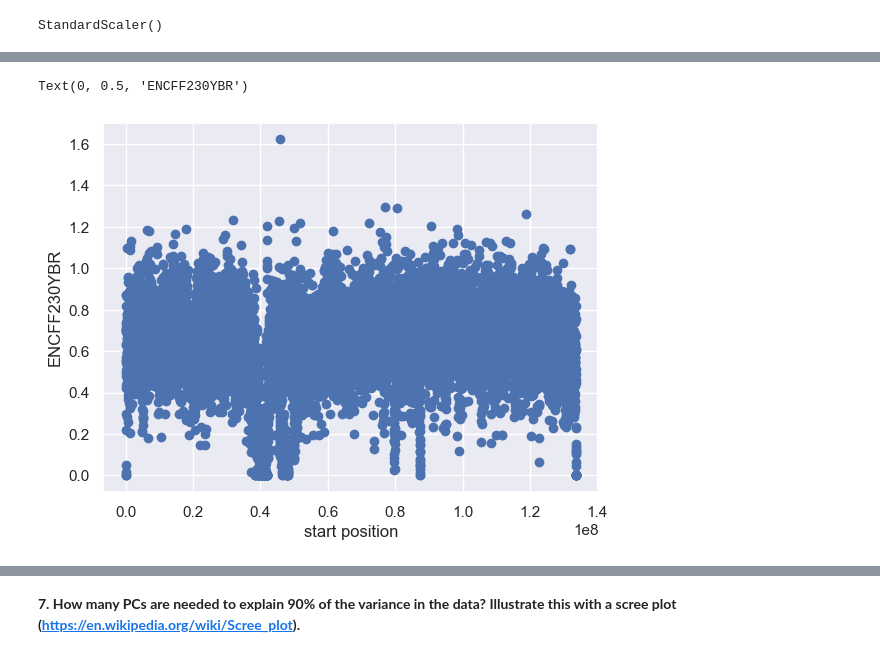
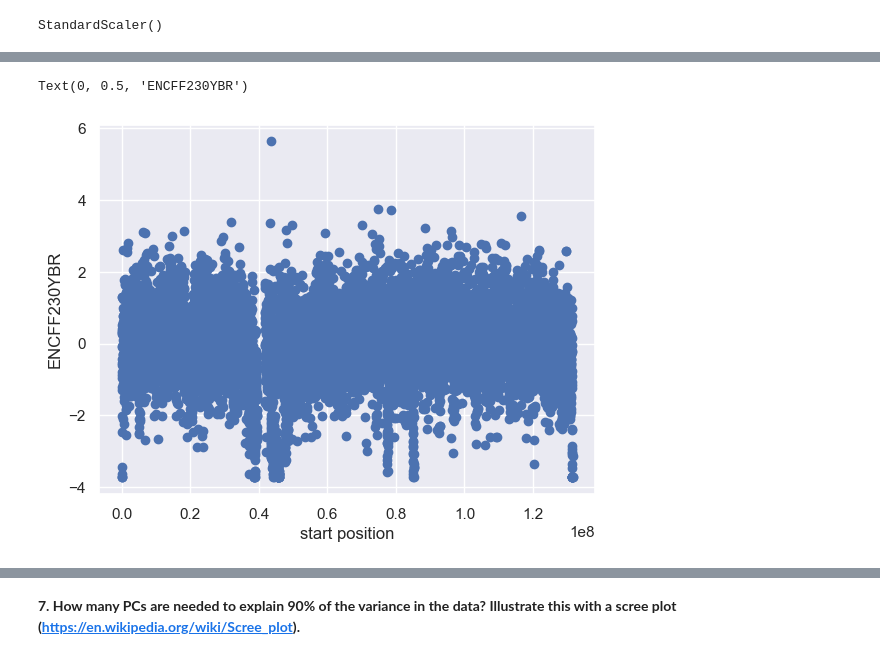
Before and after one commit to Fudenberg-Research-Group/qbio577_fall2022, a Jupyter notebook: encode-bigwig-eda.ipynb, the cells around one changed output, grey strips where cells are left out. Drawn from its saved outputs; the diff is of its cells as text; code cells hidden in the pictures.

Commit message:
Q5 show plot, Q6 remove centromer regions and normalize, redo PCA

```diff
--- a/encode-bigwig-eda.ipynb
+++ b/encode-bigwig-eda.ipynb
@@ -505,7 +534,7 @@ plot_pca(pca,bigwig_metadata=bigwig_metadata,metadata_label_column="Experiment t
 # %%
 from sklearn.preprocessing import StandardScaler
 scaler = StandardScaler()
-scaler.fit(x)
+scaler.fit(filtered_df_no_dip.iloc[:,3:])
 # %% [output]
 StandardScaler()
 # %%
@@ -513,4 +542,4 @@ scale_x=scaler.transform(x)
 # %%
-scale_projected = scaler.fit_transform(x)
+scale_projected = scaler.fit_transform(filtered_df_no_dip.iloc[:,3:])
 print(scale_projected.shape)
 # %% [output]
@@ -531,5 +554,5 @@ normalized_df=DataFrame(scale_projected)
 # %%
-normalized_df.columns = x.columns
+normalized_df.columns = filtered_df_no_dip.iloc[:,3:].columns
 # %%
-normalized_df["start"]=df.start
-normalized_df["end"]=df.end
+normalized_df["start"]=filtered_df_no_dip.start
+normalized_df["end"]=filtered_df_no_dip.end
@@ -536,7 +575,7 @@ normalized_df["end"]=df.end
 # %%
-plt.scatter(df.start, df.ENCFF230YBR)
+plt.scatter(normalized_df.start, normalized_df.ENCFF230YBR)
 plt.xlabel('start position')
 plt.ylabel('ENCFF230YBR')
 # %% [output]
 Text(0, 0.5, 'ENCFF230YBR')
-[figure, old version]
+[figure, new version]
```
Also changed, not shown: parts of 48 cells of this notebook.
